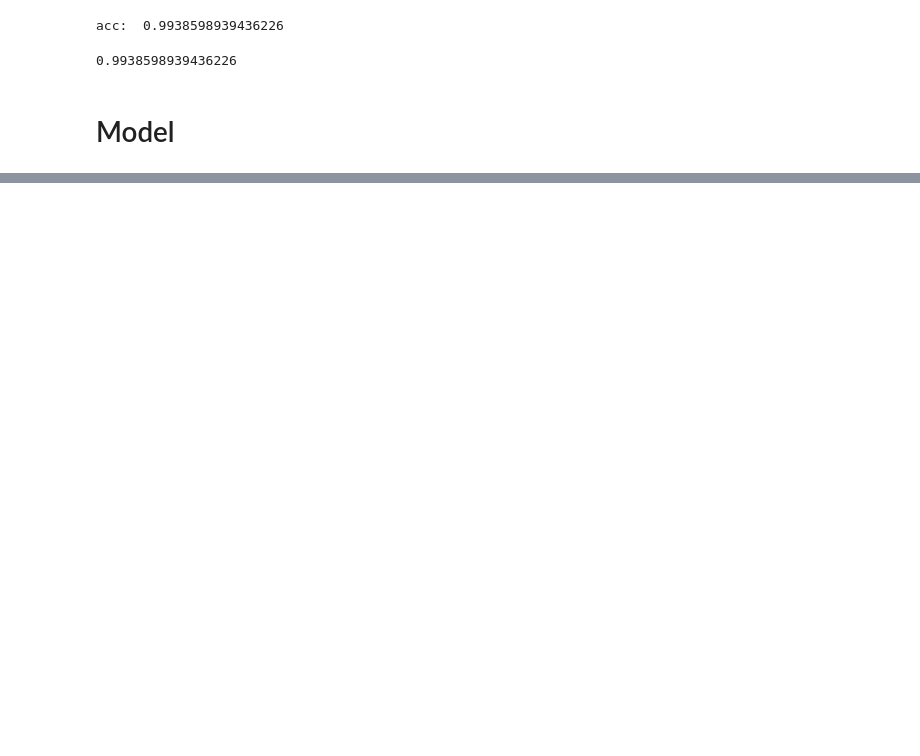
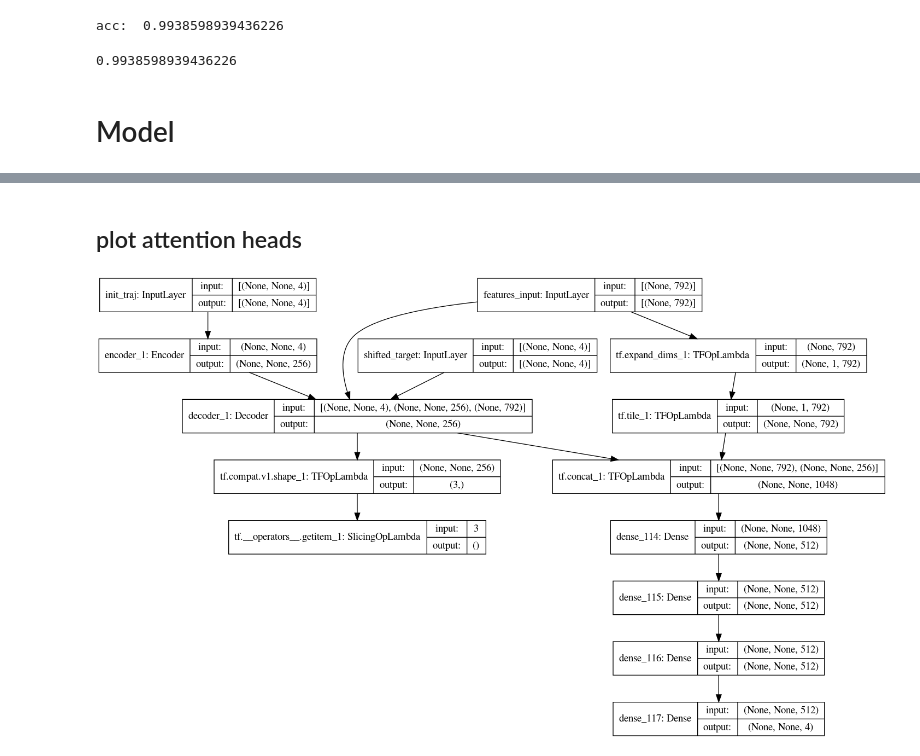
Before and after one commit to arthurfenderbucker/NL_trajectory_reshaper, a Jupyter notebook: model_overview_4D.ipynb, the cells around one changed output, grey strips where cells are left out. Cells and saved outputs as stored; diff of their text form; code cells hidden in the pictures; blank space fills up the shorter version.

```diff
--- a/model_overview_4D.ipynb
+++ b/model_overview_4D.ipynb
@@ -127,0 +259,6 @@ show_data4D(data_array, pred=pred[indices],image_loader=mr.image_loader, color_t
+# %% [markdown]
+## plot attention heads
+# %%
+tf.keras.utils.plot_model(model, expand_nested=True, show_shapes=True)
+# %% [output]
+[figure, added]
```
Also changed, not shown: parts of 14 cells of this notebook, 4 other files.
